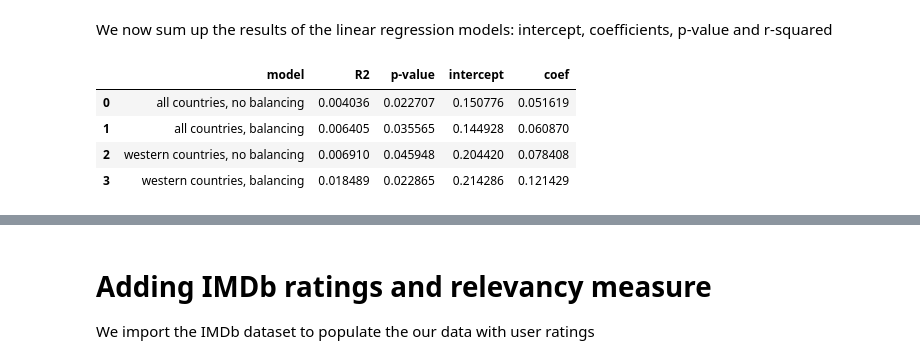
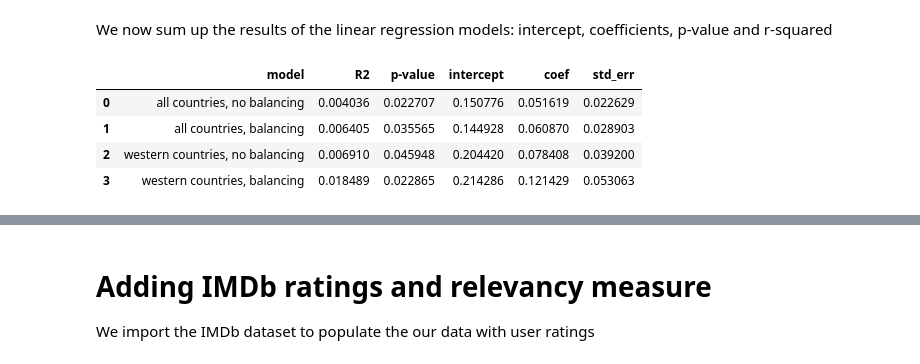
Before and after one commit to epfl-ada/ada-2023-project-pinacolada, a Jupyter notebook: P3.ipynb, the cells around one changed output, grey strips where cells are left out. Cells and saved outputs as stored; diff of their text form; code cells hidden in the pictures.

```diff
--- a/P3.ipynb
+++ b/P3.ipynb
@@ -1254,15 +1250,16 @@ We now sum up the results of the linear regression models: intercept, coefficien
 # %%
 # sum up the linear regression model
 # generate a dataframe with the results of models 2, 3, 5, 6
 summary = pd.DataFrame({'model': ['all countries, no balancing', 'all countries, balancing', 'western countries, no balancing', 'western countries, balancing'],
                         'R2': [result_2.rsquared, result_3.rsquared, result_5.rsquared, result_6.rsquared],
                         'p-value': [result_2.pvalues[1], result_3.pvalues[1], result_5.pvalues[1], result_6.pvalues[1]],
                         'intercept': [result_2.params[0], result_3.params[0], result_5.params[0], result_6.params[0]],
-                        'coef': [result_2.params[1], result_3.params[1], result_5.params[1], result_6.params[1]]})
+                        'coef': [result_2.params[1], result_3.params[1], result_5.params[1], result_6.params[1]],
+                        'std_err': [result_2.bse[1], result_3.bse[1], result_5.bse[1], result_6.bse[1]]})
 summary
 # %% [output]
-|  | model | R2 | p-value | intercept | coef |
-| 0 | all countries, no balancing | 0.004036 | 0.022707 | 0.150776 | 0.051619 |
-| 1 | all countries, balancing | 0.006405 | 0.035565 | 0.144928 | 0.060870 |
-| 2 | western countries, no balancing | 0.006910 | 0.045948 | 0.204420 | 0.078408 |
-| 3 | western countries, balancing | 0.018489 | 0.022865 | 0.214286 | 0.121429 |
+|  | model | R2 | p-value | intercept | coef | std_err |
+| 0 | all countries, no balancing | 0.004036 | 0.022707 | 0.150776 | 0.051619 | 0.022629 |
+| 1 | all countries, balancing | 0.006405 | 0.035565 | 0.144928 | 0.060870 | 0.028903 |
+| 2 | western countries, no balancing | 0.006910 | 0.045948 | 0.204420 | 0.078408 | 0.039200 |
+| 3 | western countries, balancing | 0.018489 | 0.022865 | 0.214286 | 0.121429 | 0.053063 |
```
Also changed, not shown: parts of 49 cells of this notebook.
